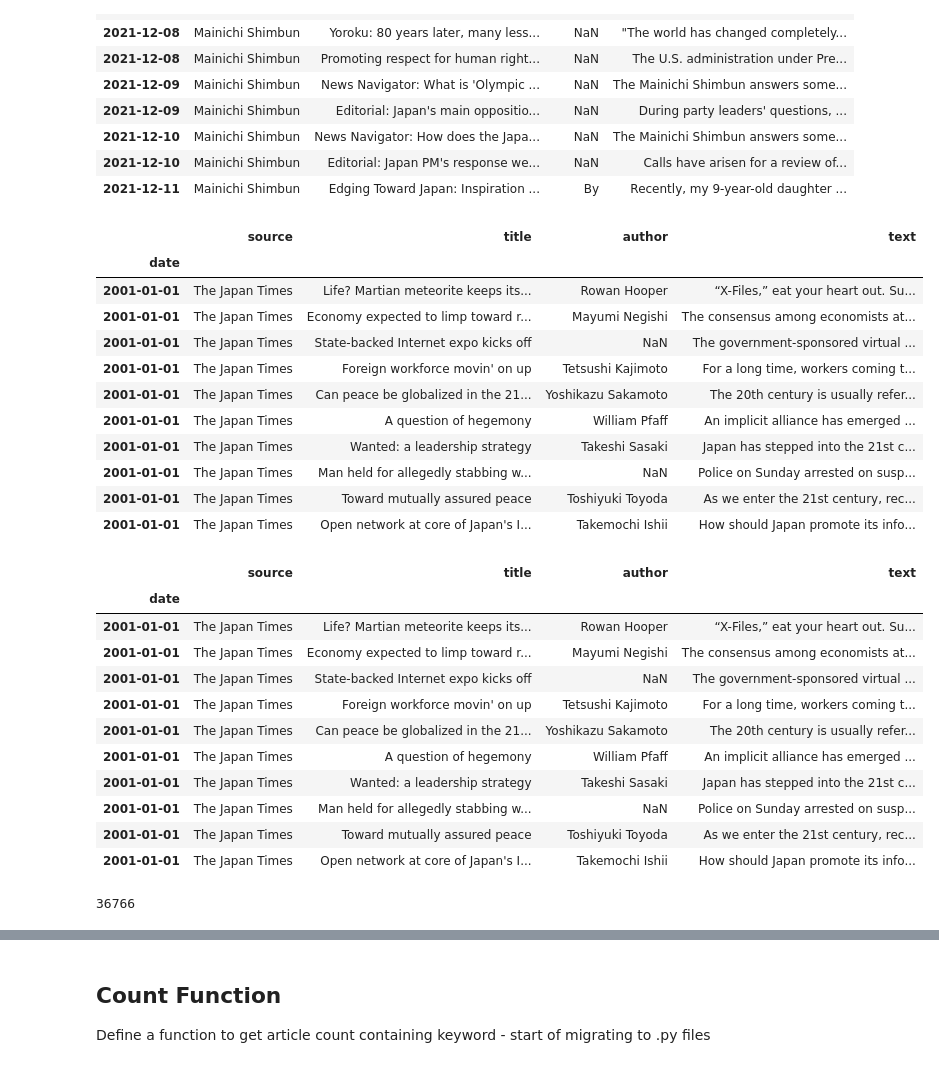
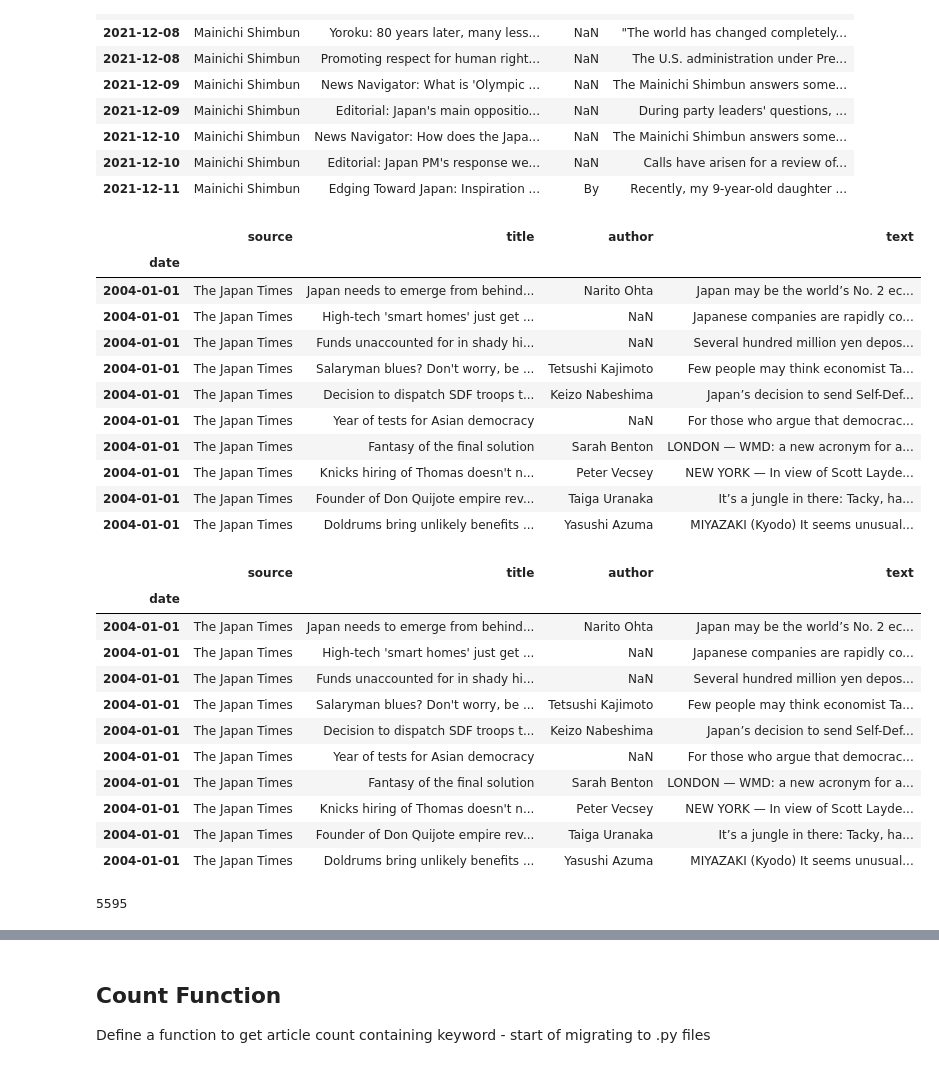
Before and after one commit to ninaudagawa/Media-Politics, a Jupyter notebook: project/notebooks/news_analysis.ipynb, the cells around one changed output, grey strips where cells are left out. Saved outputs shown, nothing was run; the diff lists cells and outputs as text; code cells hidden in the pictures.

```diff
--- a/project/notebooks/news_analysis.ipynb
+++ b/project/notebooks/news_analysis.ipynb
@@ -44,20 +44,22 @@ JPnews_pd_indexed.head(10)
 # %%
 # Sort by date
 JPnews_pd_indexed = JPnews_pd_indexed.sort_index()
+JPnews_pd_indexed.index = pd.to_datetime(JPnews_pd_indexed.index)
+JPnews_pd_indexed = JPnews_pd_indexed["2004":]
 JPnews_pd_indexed.head(10)
 # %% [output]
 |  | source | title | author | text |
 | date |  |  |  |  |
-| 2001-01-01 | The Japan Times | Life? Martian meteorite keeps its... | Rowan Hooper | “X-Files,” eat your heart out. Su... |
-| 2001-01-01 | The Japan Times | Economy expected to limp toward r... | Mayumi Negishi | The consensus among economists at... |
-| 2001-01-01 | The Japan Times | State-backed Internet expo kicks off | NaN | The government-sponsored virtual ... |
-| 2001-01-01 | The Japan Times | Foreign workforce movin' on up | Tetsushi Kajimoto | For a long time, workers coming t... |
-| 2001-01-01 | The Japan Times | Can peace be globalized in the 21... | Yoshikazu Sakamoto | The 20th century is usually refer... |
-| 2001-01-01 | The Japan Times | A question of hegemony | William Pfaff | An implicit alliance has emerged ... |
-| 2001-01-01 | The Japan Times | Wanted: a leadership strategy | Takeshi Sasaki | Japan has stepped into the 21st c... |
-| 2001-01-01 | The Japan Times | Man held for allegedly stabbing w... | NaN | Police on Sunday arrested on susp... |
-| 2001-01-01 | The Japan Times | Toward mutually assured peace | Toshiyuki Toyoda | As we enter the 21st century, rec... |
-| 2001-01-01 | The Japan Times | Open network at core of Japan's I... | Takemochi Ishii | How should Japan promote its info... |
+| 2004-01-01 | The Japan Times | Japan needs to emerge from behind... | Narito Ohta | Japan may be the world’s No. 2 ec... |
+| 2004-01-01 | The Japan Times | High-tech 'smart homes' just get ... | NaN | Japanese companies are rapidly co... |
+| 2004-01-01 | The Japan Times | Funds unaccounted for in shady hi... | NaN | Several hundred million yen depos... |
+| 2004-01-01 | The Japan Times | Salaryman blues? Don't worry, be ... | Tetsushi Kajimoto | Few people may think economist Ta... |
+| 2004-01-01 | The Japan Times | Decision to dispatch SDF troops t... | Keizo Nabeshima | Japan’s decision to send Self-Def... |
+| 2004-01-01 | The Japan Times | Year of tests for Asian democracy | NaN | For those who argue that democrac... |
+| 2004-01-01 | The Japan Times | Fantasy of the final solution | Sarah Benton | LONDON — WMD: a new acronym for a... |
+| 2004-01-01 | The Japan Times | Knicks hiring of Thomas doesn't n... | Peter Vecsey | NEW YORK — In view of Scott Layde... |
+| 2004-01-01 | The Japan Times | Founder of Don Quijote empire rev... | Taiga Uranaka | It’s a jungle in there: Tacky, ha... |
+| 2004-01-01 | The Japan Times | Doldrums bring unlikely benefits ... | Yasushi Azuma | MIYAZAKI (Kyodo) It seems unusual... |
 # %%
 # Drop na values in text
 JPnews_pd_indexed.dropna(subset=['text'], inplace=True)
@@ -65,21 +67,21 @@ JPnews_pd_indexed.head(10)
 # %% [output]
 |  | source | title | author | text |
 | date |  |  |  |  |
-| 2001-01-01 | The Japan Times | Life? Martian meteorite keeps its... | Rowan Hooper | “X-Files,” eat your heart out. Su... |
-| 2001-01-01 | The Japan Times | Economy expected to limp toward r... | Mayumi Negishi | The consensus among economists at... |
-| 2001-01-01 | The Japan Times | State-backed Internet expo kicks off | NaN | The government-sponsored virtual ... |
-| 2001-01-01 | The Japan Times | Foreign workforce movin' on up | Tetsushi Kajimoto | For a long time, workers coming t... |
-| 2001-01-01 | The Japan Times | Can peace be globalized in the 21... | Yoshikazu Sakamoto | The 20th century is usually refer... |
-| 2001-01-01 | The Japan Times | A question of hegemony | William Pfaff | An implicit alliance has emerged ... |
-| 2001-01-01 | The Japan Times | Wanted: a leadership strategy | Takeshi Sasaki | Japan has stepped into the 21st c... |
-| 2001-01-01 | The Japan Times | Man held for allegedly stabbing w... | NaN | Police on Sunday arrested on susp... |
-| 2001-01-01 | The Japan Times | Toward mutually assured peace | Toshiyuki Toyoda | As we enter the 21st century, rec... |
-| 2001-01-01 | The Japan Times | Open network at core of Japan's I... | Takemochi Ishii | How should Japan promote its info... |
+| 2004-01-01 | The Japan Times | Japan needs to emerge from behind... | Narito Ohta | Japan may be the world’s No. 2 ec... |
+| 2004-01-01 | The Japan Times | High-tech 'smart homes' just get ... | NaN | Japanese companies are rapidly co... |
+| 2004-01-01 | The Japan Times | Funds unaccounted for in shady hi... | NaN | Several hundred million yen depos... |
+| 2004-01-01 | The Japan Times | Salaryman blues? Don't worry, be ... | Tetsushi Kajimoto | Few people may think economist Ta... |
+| 2004-01-01 | The Japan Times | Decision to dispatch SDF troops t... | Keizo Nabeshima | Japan’s decision to send Self-Def... |
+| 2004-01-01 | The Japan Times | Year of tests for Asian democracy | NaN | For those who argue that democrac... |
+| 2004-01-01 | The Japan Times | Fantasy of the final solution | Sarah Benton | LONDON — WMD: a new acronym for a... |
+| 2004-01-01 | The Japan Times | Knicks hiring of Thomas doesn't n... | Peter Vecsey | NEW YORK — In view of Scott Layde... |
+| 2004-01-01 | The Japan Times | Founder of Don Quijote empire rev... | Taiga Uranaka | It’s a jungle in there: Tacky, ha... |
+| 2004-01-01 | The Japan Times | Doldrums bring unlikely benefits ... | Yasushi Azuma | MIYAZAKI (Kyodo) It seems unusual... |
 # %%
 # Count number of total articles
 indexed_numrows = len(JPnews_pd_indexed)
 indexed_numrows
 # %% [output]
-36766
+5595
 # %%
 # Use indexed and sorted data to search for articles that contain the keyword "deflation" in them
```
Also changed, not shown: parts of 10 cells of this notebook, 4 other files.
